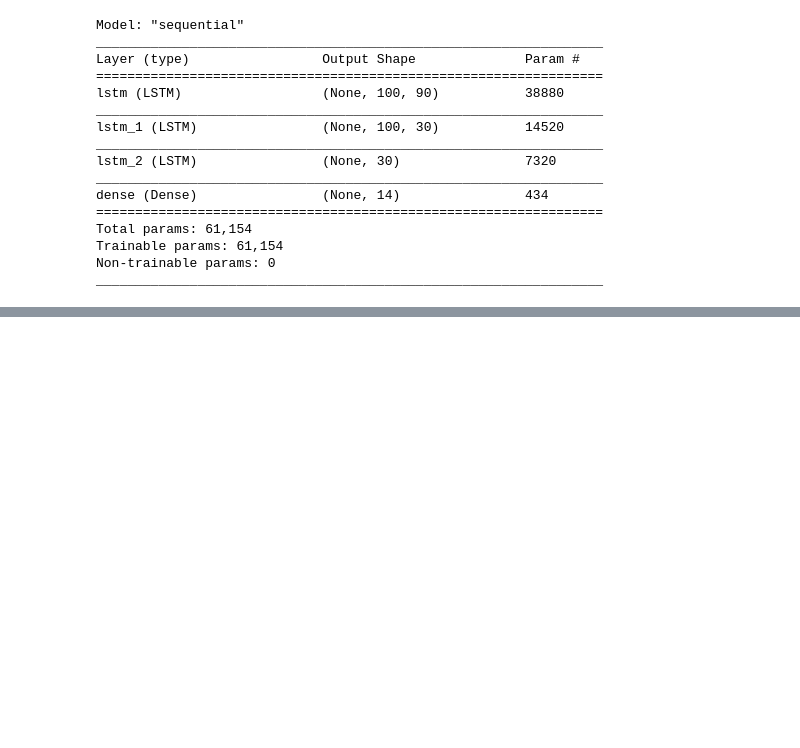
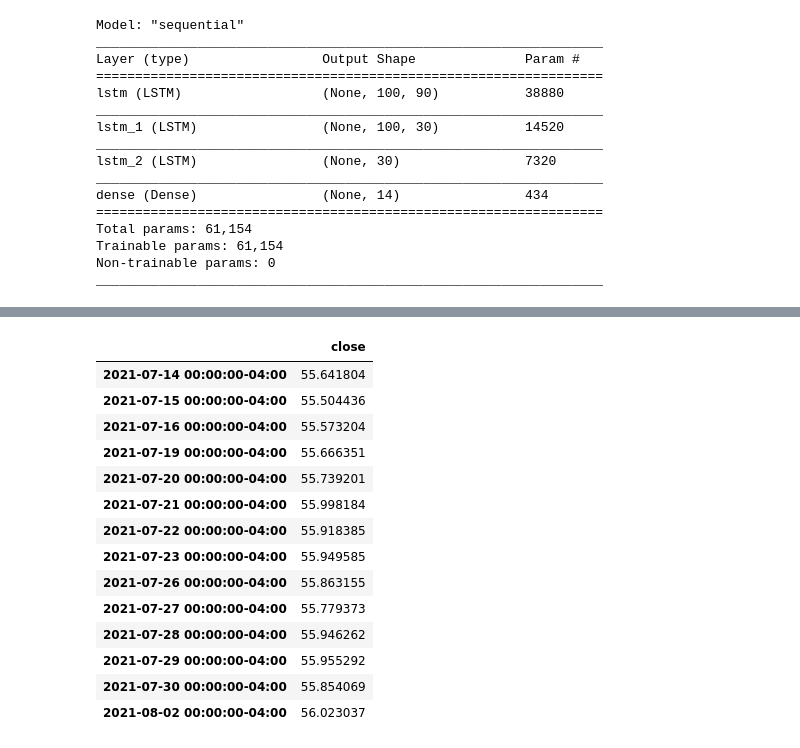
Before and after one commit to illyanyc/technitrade, a Jupyter notebook: code/ml/lstm_model_test.ipynb, the cells around one changed output, grey strips where cells are left out. Drawn from its saved outputs; the diff is of its cells as text; code cells hidden in the pictures; blank space fills up the shorter version.

```diff
--- a/code/ml/lstm_model_test.ipynb
+++ b/code/ml/lstm_model_test.ipynb
@@ -89,0 +157,6 @@ model.save_model('test_model')
+# %%
+# instantiate ForecastPrice class
+forecast_model = lstm_model.ForecastPrice(forecast_df)
+# %%
+# load model
+forecast_model.load_model('proj2_test_model.h5')
@@ -89,0 +183,2 @@ model.save_model('test_model')
+# %%
+preds = forecast_model.forecast()
@@ -89,0 +188,18 @@ model.save_model('test_model')
+# %%
+preds
+# %% [output]
+|  | close |
+| 2021-07-14 00:00:00-04:00 | 55.641804 |
+| 2021-07-15 00:00:00-04:00 | 55.504436 |
+| 2021-07-16 00:00:00-04:00 | 55.573204 |
+| 2021-07-19 00:00:00-04:00 | 55.666351 |
+| 2021-07-20 00:00:00-04:00 | 55.739201 |
+| 2021-07-21 00:00:00-04:00 | 55.998184 |
+| 2021-07-22 00:00:00-04:00 | 55.918385 |
+| 2021-07-23 00:00:00-04:00 | 55.949585 |
+| 2021-07-26 00:00:00-04:00 | 55.863155 |
+| 2021-07-27 00:00:00-04:00 | 55.779373 |
+| 2021-07-28 00:00:00-04:00 | 55.946262 |
+| 2021-07-29 00:00:00-04:00 | 55.955292 |
+| 2021-07-30 00:00:00-04:00 | 55.854069 |
+| 2021-08-02 00:00:00-04:00 | 56.023037 |
```
Also changed, not shown: parts of 29 cells of this notebook, 3 other files.
